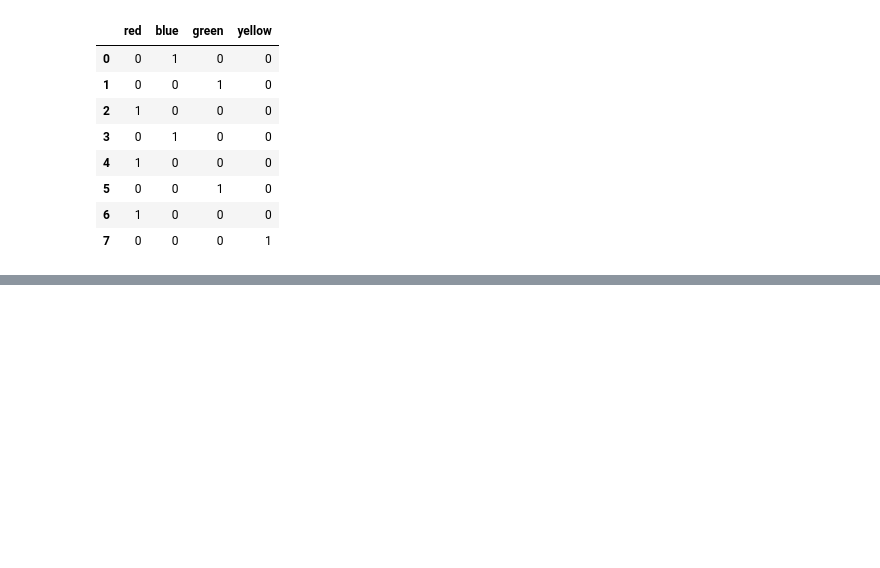
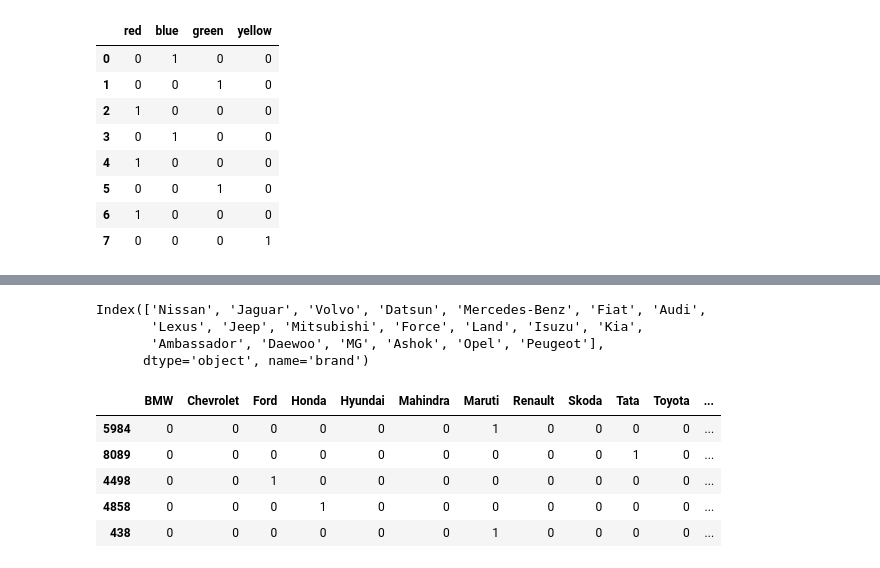
Before and after one commit to renovamen1/feature-engineering, a Jupyter notebook: feature Encoding/one hot encoding.ipynb, the cells around one changed output, grey strips where cells are left out. Saved outputs shown, nothing was run; the diff lists cells and outputs as text; code cells hidden in the pictures; blank space fills up the shorter version.

```diff
--- a/feature Encoding/one hot encoding.ipynb
+++ b/feature Encoding/one hot encoding.ipynb
@@ -112,0 +231,22 @@ ohe.encode(df['fav_color'])
+# %%
+car_counts = cars['brand'].value_counts()
+threshold = 100
+# %%
+minor_cars = car_counts[car_counts <= threshold].index
+minor_cars
+# %% [output]
+Index(['Nissan', 'Jaguar', 'Volvo', 'Datsun', 'Mercedes-Benz', 'Fiat', 'Audi',
+       'Lexus', 'Jeep', 'Mitsubishi', 'Force', 'Land', 'Isuzu', 'Kia',
+       'Ambassador', 'Daewoo', 'MG', 'Ashok', 'Opel', 'Peugeot'],
+      dtype='object', name='brand')
+# %%
+brand_new_categories = cars['brand'].replace(minor_cars,"uncommon")
+# brand_new_catgeories.value_counts()
+pd.get_dummies(brand_new_categories).astype(int).sample(5)
+# %% [output]
+|  | BMW | Chevrolet | Ford | Honda | Hyundai | Mahindra | Maruti | Renault | Skoda | Tata | Toyota | ... |
+| 5984 | 0 | 0 | 0 | 0 | 0 | 0 | 1 | 0 | 0 | 0 | 0 | ... |
+| 8089 | 0 | 0 | 0 | 0 | 0 | 0 | 0 | 0 | 0 | 1 | 0 | ... |
+| 4498 | 0 | 0 | 1 | 0 | 0 | 0 | 0 | 0 | 0 | 0 | 0 | ... |
+| 4858 | 0 | 0 | 0 | 1 | 0 | 0 | 0 | 0 | 0 | 0 | 0 | ... |
+| 438 | 0 | 0 | 0 | 0 | 0 | 0 | 1 | 0 | 0 | 0 | 0 | ... |
```
Also changed, not shown: parts of 13 cells of this notebook, 1 other file.
